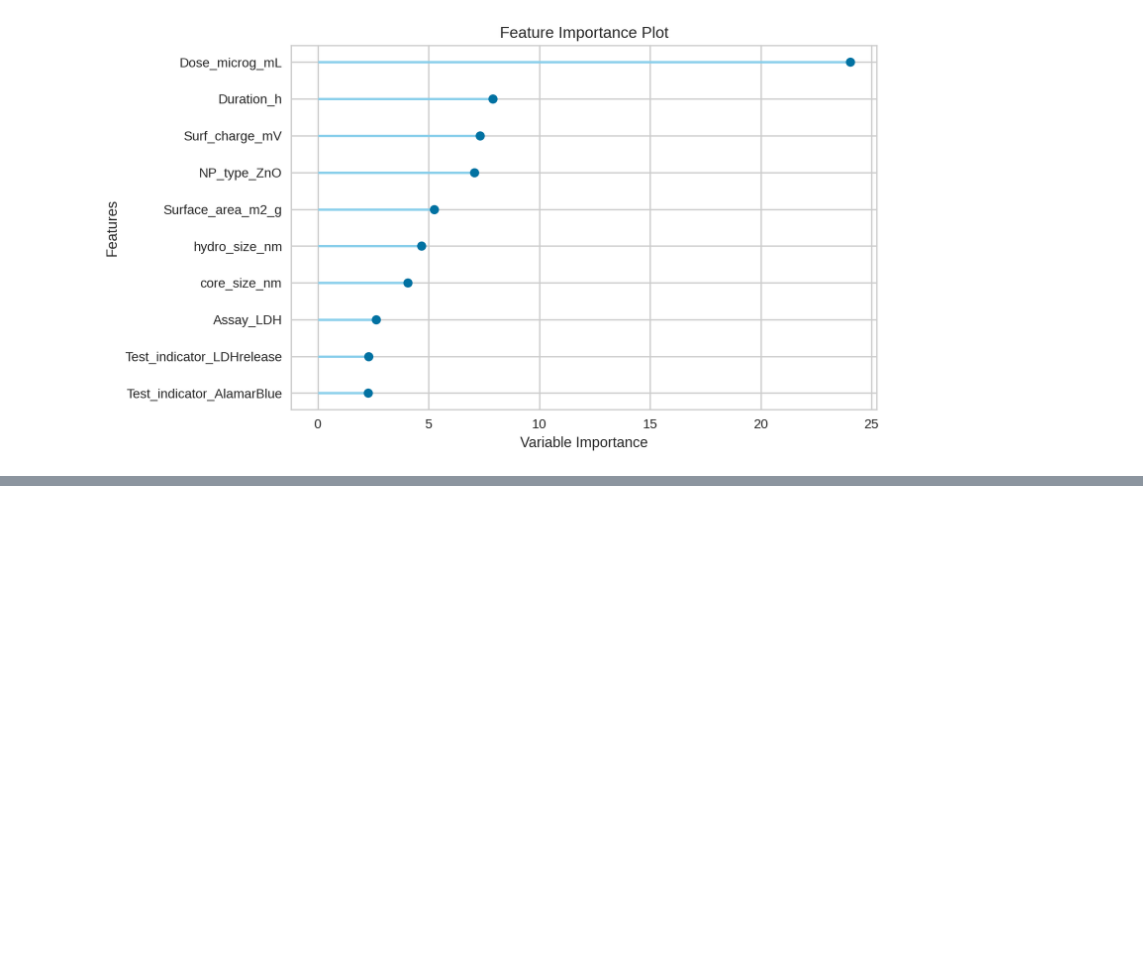
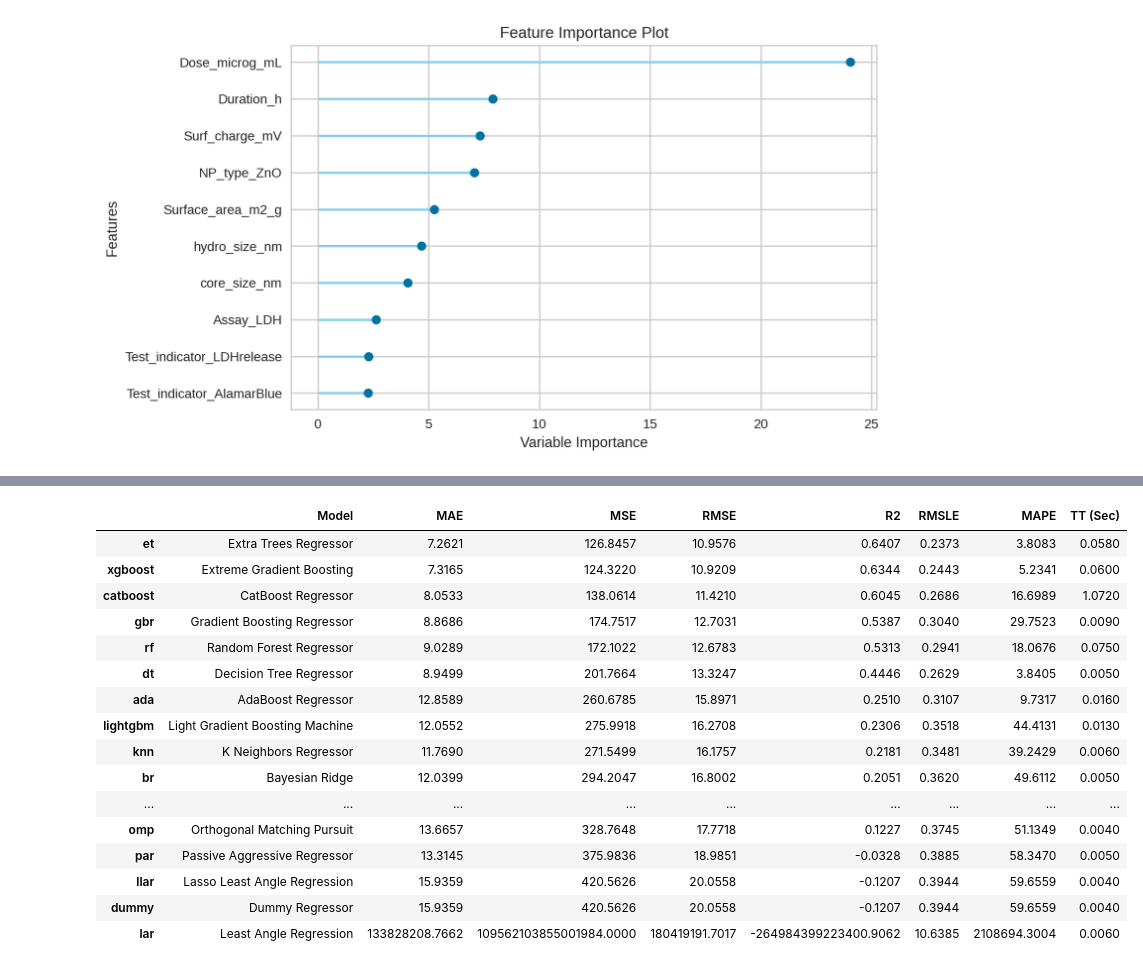
Before and after one commit to ammar257ammar/Nanosafety-ML-pycaret, a Jupyter notebook: analysis.ipynb, the cells around one changed output, grey strips where cells are left out. Cells and saved outputs as stored; diff of their text form; code cells hidden in the pictures; blank space fills up the shorter version.

```diff
--- a/analysis.ipynb
+++ b/analysis.ipynb
@@ -905,0 +1020,20 @@ plot_model(best_metal_oxide_mdl, plot = 'feature')
+# %%
+best_carbon_mdl = compare_models()
+# %% [output]
+|  | Model | MAE | MSE | RMSE | R2 | RMSLE | MAPE | TT (Sec) |
+| et | Extra Trees Regressor | 7.2621 | 126.8457 | 10.9576 | 0.6407 | 0.2373 | 3.8083 | 0.0580 |
+| xgboost | Extreme Gradient Boosting | 7.3165 | 124.3220 | 10.9209 | 0.6344 | 0.2443 | 5.2341 | 0.0600 |
+| catboost | CatBoost Regressor | 8.0533 | 138.0614 | 11.4210 | 0.6045 | 0.2686 | 16.6989 | 1.0720 |
+| gbr | Gradient Boosting Regressor | 8.8686 | 174.7517 | 12.7031 | 0.5387 | 0.3040 | 29.7523 | 0.0090 |
+| rf | Random Forest Regressor | 9.0289 | 172.1022 | 12.6783 | 0.5313 | 0.2941 | 18.0676 | 0.0750 |
+| dt | Decision Tree Regressor | 8.9499 | 201.7664 | 13.3247 | 0.4446 | 0.2629 | 3.8405 | 0.0050 |
+| ada | AdaBoost Regressor | 12.8589 | 260.6785 | 15.8971 | 0.2510 | 0.3107 | 9.7317 | 0.0160 |
+| lightgbm | Light Gradient Boosting Machine | 12.0552 | 275.9918 | 16.2708 | 0.2306 | 0.3518 | 44.4131 | 0.0130 |
+| knn | K Neighbors Regressor | 11.7690 | 271.5499 | 16.1757 | 0.2181 | 0.3481 | 39.2429 | 0.0060 |
+| br | Bayesian Ridge | 12.0399 | 294.2047 | 16.8002 | 0.2051 | 0.3620 | 49.6112 | 0.0050 |
+| ... | ... | ... | ... | ... | ... | ... | ... | ... |
+| omp | Orthogonal Matching Pursuit | 13.6657 | 328.7648 | 17.7718 | 0.1227 | 0.3745 | 51.1349 | 0.0040 |
+| par | Passive Aggressive Regressor | 13.3145 | 375.9836 | 18.9851 | -0.0328 | 0.3885 | 58.3470 | 0.0050 |
+| llar | Lasso Least Angle Regression | 15.9359 | 420.5626 | 20.0558 | -0.1207 | 0.3944 | 59.6559 | 0.0040 |
+| dummy | Dummy Regressor | 15.9359 | 420.5626 | 20.0558 | -0.1207 | 0.3944 | 59.6559 | 0.0040 |
+| lar | Least Angle Regression | 133828208.7662 | 109562103855001984.0000 | 180419191.7017 | -264984399223400.9062 | 10.6385 | 2108694.3004 | 0.0060 |
```
Also changed, not shown: parts of 11 cells of this notebook.
